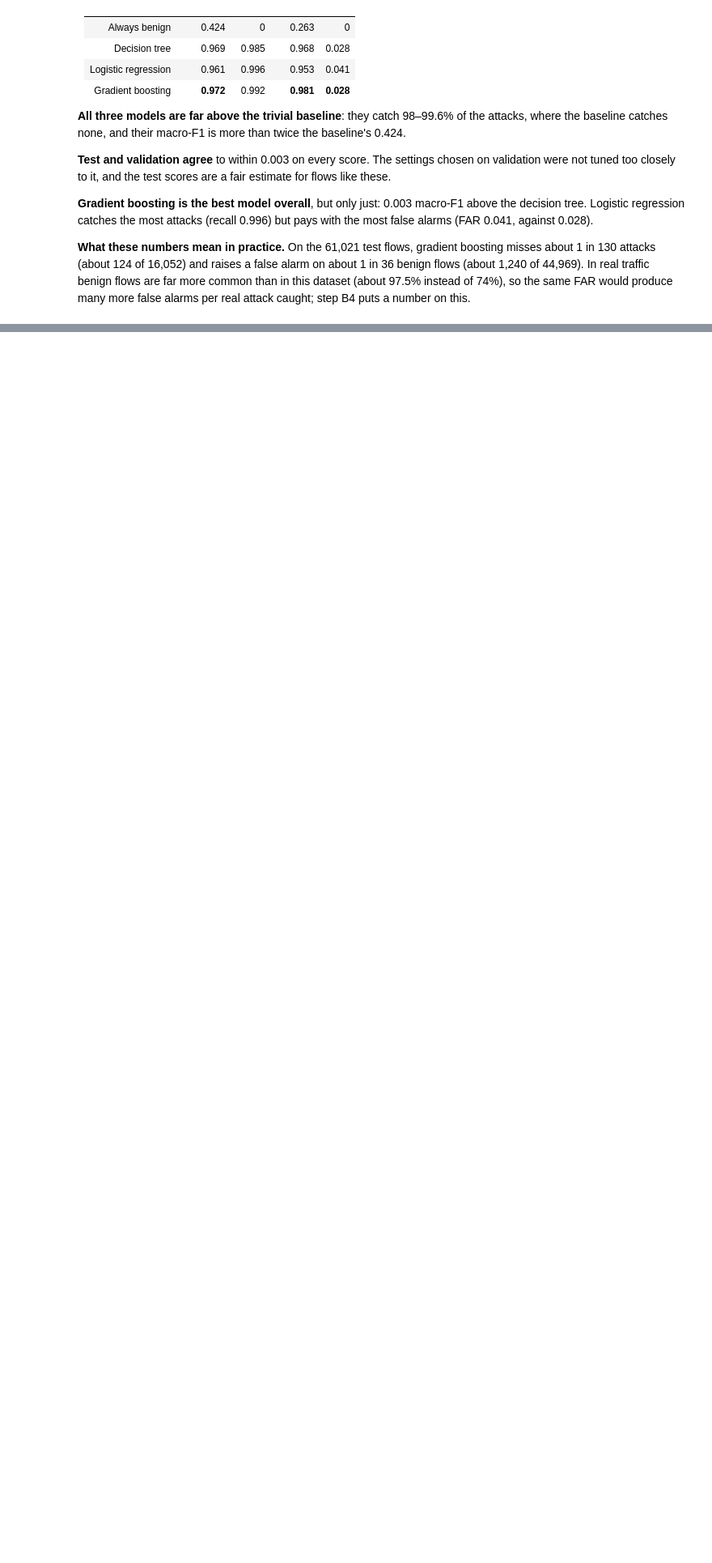
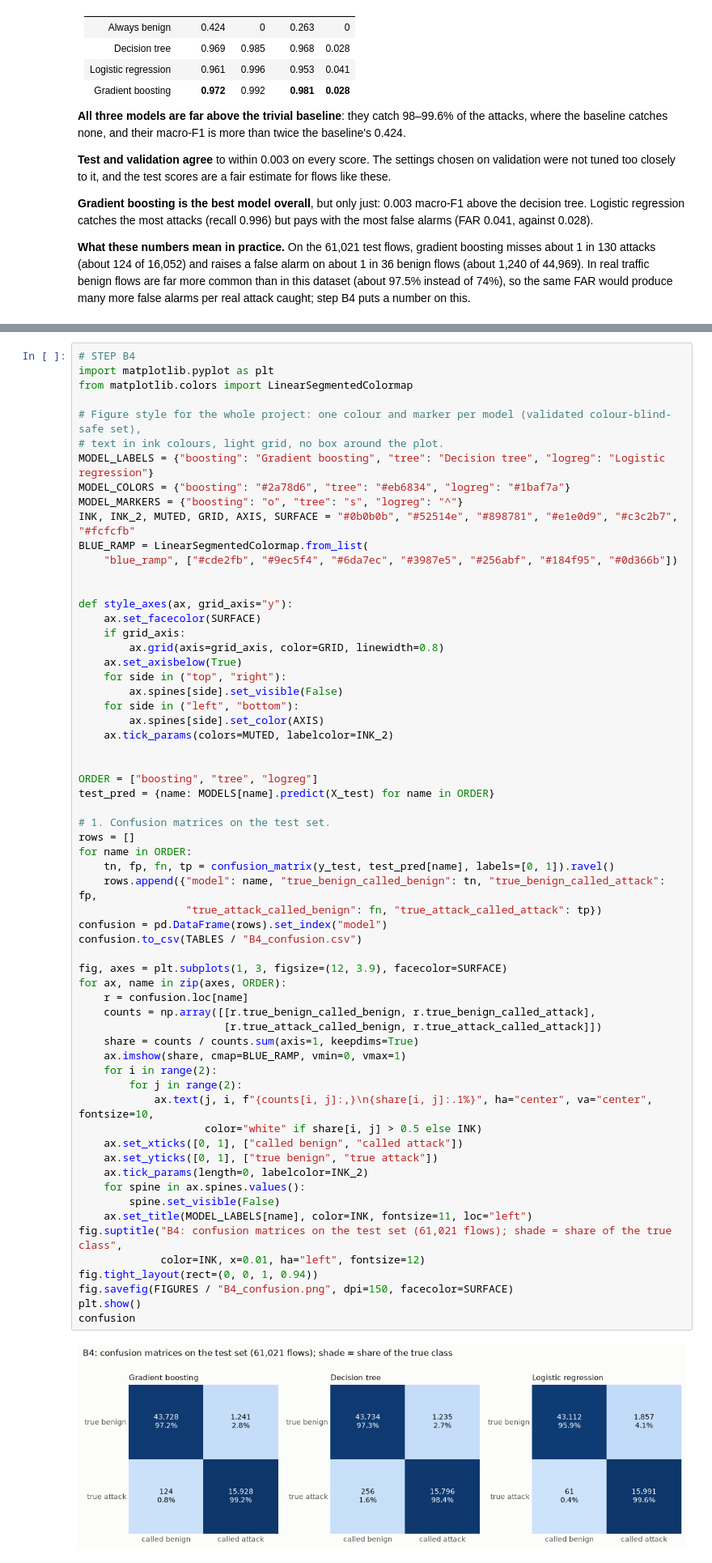
Before and after one commit to steve-nt/AI-for-Cybersecurity-Final-Mini-Project, a Jupyter notebook: parts/10_baseline_models.ipynb, the cells around one changed output, grey strips where cells are left out. Shown at 81% size. Cells and saved outputs as stored; diff of their text form; blank space fills up the shorter version.

Commit message:
B4: confusion matrices, recall per attack type, false alarms per day

```diff
--- a/parts/10_baseline_models.ipynb
+++ b/parts/10_baseline_models.ipynb
@@ -418,0 +437,64 @@ on this.
+# %%
+# STEP B4
+import matplotlib.pyplot as plt
+from matplotlib.colors import LinearSegmentedColormap
+
+# Figure style for the whole project: one colour and marker per model (validated colour-blind-safe set),
+# text in ink colours, light grid, no box around the plot.
+MODEL_LABELS = {"boosting": "Gradient boosting", "tree": "Decision tree", "logreg": "Logistic regression"}
+MODEL_COLORS = {"boosting": "#2a78d6", "tree": "#eb6834", "logreg": "#1baf7a"}
+MODEL_MARKERS = {"boosting": "o", "tree": "s", "logreg": "^"}
+INK, INK_2, MUTED, GRID, AXIS, SURFACE = "#0b0b0b", "#52514e", "#898781", "#e1e0d9", "#c3c2b7", "#fcfcfb"
+BLUE_RAMP = LinearSegmentedColormap.from_list(
+    "blue_ramp", ["#cde2fb", "#9ec5f4", "#6da7ec", "#3987e5", "#256abf", "#184f95", "#0d366b"])
+
+
+def style_axes(ax, grid_axis="y"):
+    ax.set_facecolor(SURFACE)
+    if grid_axis:
+        ax.grid(axis=grid_axis, color=GRID, linewidth=0.8)
+    ax.set_axisbelow(True)
+    for side in ("top", "right"):
+        ax.spines[side].set_visible(False)
+    for side in ("left", "bottom"):
+        ax.spines[side].set_color(AXIS)
+    ax.tick_params(colors=MUTED, labelcolor=INK_2)
+
+
+ORDER = ["boosting", "tree", "logreg"]
+test_pred = {name: MODELS[name].predict(X_test) for name in ORDER}
+
+# 1. Confusion matrices on the test set.
+rows = []
+for name in ORDER:
+    tn, fp, fn, tp = confusion_matrix(y_test, test_pred[name], labels=[0, 1]).ravel()
+    rows.append({"model": name, "true_benign_called_benign": tn, "true_benign_called_attack": fp,
+                 "true_attack_called_benign": fn, "true_attack_called_attack": tp})
+confusion = pd.DataFrame(rows).set_index("model")
+confusion.to_csv(TABLES / "B4_confusion.csv")
+
+fig, axes = plt.subplots(1, 3, figsize=(12, 3.9), facecolor=SURFACE)
+for ax, name in zip(axes, ORDER):
+    r = confusion.loc[name]
+    counts = np.array([[r.true_benign_called_benign, r.true_benign_called_attack],
+                       [r.true_attack_called_benign, r.true_attack_called_attack]])
+    share = counts / counts.sum(axis=1, keepdims=True)
+    ax.imshow(share, cmap=BLUE_RAMP, vmin=0, vmax=1)
+    for i in range(2):
+        for j in range(2):
+            ax.text(j, i, f"{counts[i, j]:,}\n{share[i, j]:.1%}", ha="center", va="center", fontsize=10,
+                    color="white" if share[i, j] > 0.5 else INK)
+    ax.set_xticks([0, 1], ["called benign", "called attack"])
+    ax.set_yticks([0, 1], ["true benign", "true attack"])
+    ax.tick_params(length=0, labelcolor=INK_2)
+    for spine in ax.spines.values():
+        spine.set_visible(False)
+    ax.set_title(MODEL_LABELS[name], color=INK, fontsize=11, loc="left")
+fig.suptitle("B4: confusion matrices on the test set (61,021 flows); shade = share of the true class",
+             color=INK, x=0.01, ha="left", fontsize=12)
+fig.tight_layout(rect=(0, 0, 1, 0.94))
+fig.savefig(FIGURES / "B4_confusion.png", dpi=150, facecolor=SURFACE)
+plt.show()
+confusion
+# %% [output]
+[figure, added]
```
Also changed, not shown: parts of 6 cells of this notebook, 7 other files.
